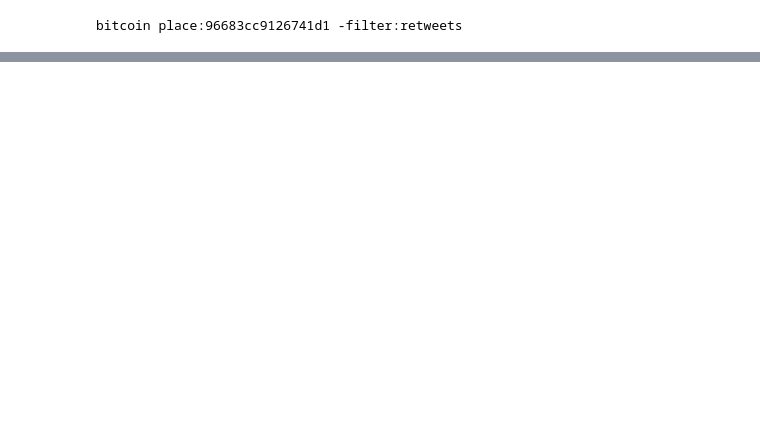
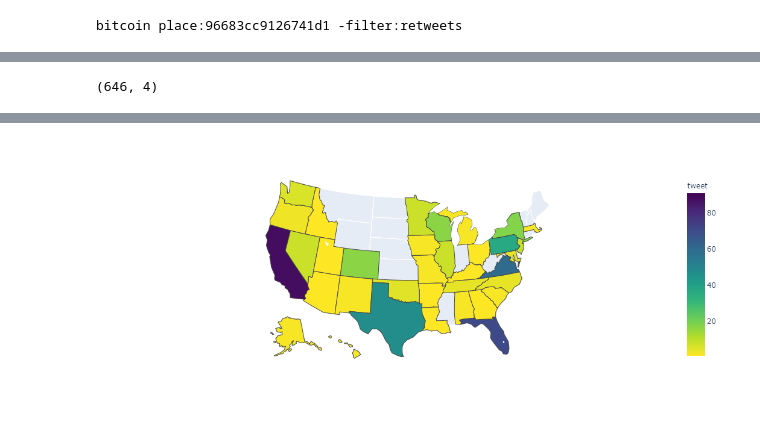
Before and after one commit to PacktPublishing/Data-Science-for-Web3, a Jupyter notebook: Chapter03/Social.ipynb, the cells around one changed output, grey strips where cells are left out. Drawn from its saved outputs; the diff is of its cells as text; code cells hidden in the pictures; blank space fills up the shorter version.

```diff
--- a/Chapter03/Social.ipynb
+++ b/Chapter03/Social.ipynb
@@ -33,0 +56,16 @@ tweet_df.shape
+# %%
+def extract_city_state(a):
+    asplit = a.split(",")
+    if len (asplit)== 2:
+        city = asplit[0].split()[-1]
+        state = asplit[1].split()[0]
+    else:
+        city= np.nan
+        state=np.nan
+    return city, state
+# %%
+tweet_df=tweet_df.join(
+    tweet_df['location'].apply(
+        lambda x: pd.Series(extract_city_state(x), index=["City", "State"])
+    )
+)
@@ -33,0 +86,19 @@ tweet_df.shape
+# %%
+tweet_df.dropna (subset=['State'], inplace= True)
+tweet_df.shape
+# %% [output]
+(646, 4)
+# %%
+df2 = tweet_df.groupby('State').count()
+# %%
+import plotly.express as px
+fig = px.choropleth(df2,
+                    locations=df2.index,
+                    locationmode="USA-states",
+                    scope="usa",
+                    color='tweet',
+                    color_continuous_scale="Viridis_r",
+
+                    )
+fig.show()
+# %% [output]
@@ -33,0 +106 @@ tweet_df.shape
+[figure, added]
```
Also changed, not shown: parts of 30 cells of this notebook, 1 other file.
